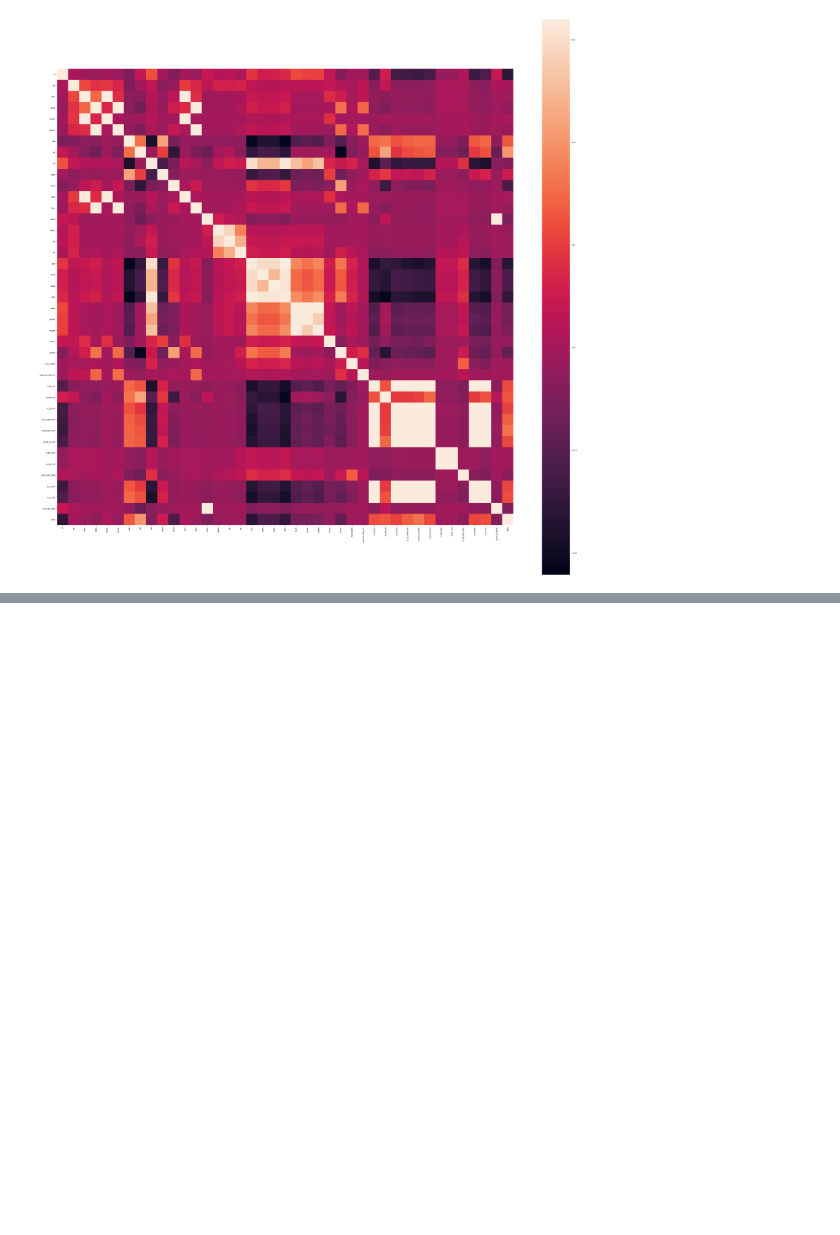
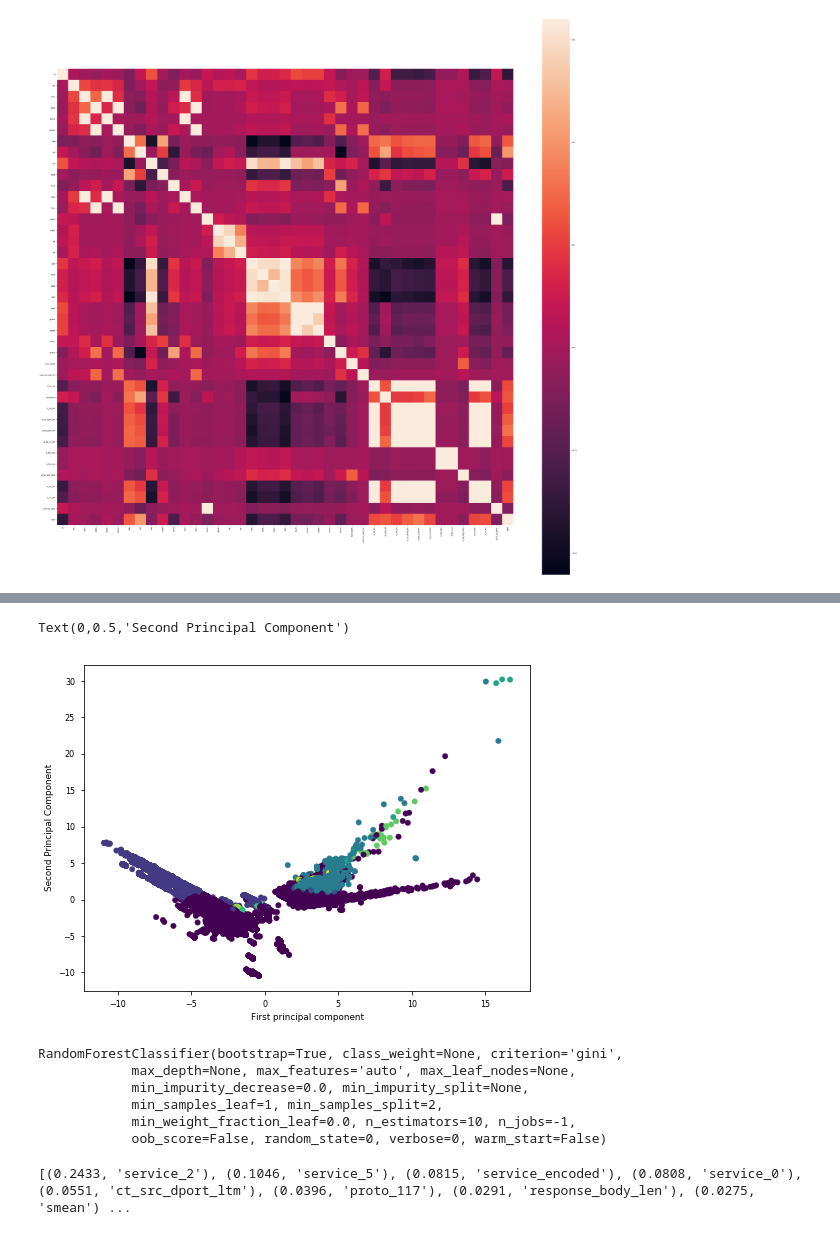
Before and after one commit to RuhAm/Pre-processing, a Jupyter notebook: Project.ipynb, the cells around one changed output, grey strips where cells are left out. Cells and saved outputs as stored; diff of their text form; code cells hidden in the pictures; blank space fills up the shorter version.

```diff
--- a/Project.ipynb
+++ b/Project.ipynb
@@ -241,0 +258,4 @@ plt.show()
+# %%
+sc = StandardScaler()
+# %%
+X_std = sc.fit_transform(df)
@@ -241,0 +419,30 @@ plt.show()
+# %%
+from sklearn import decomposition, datasets
+pca = decomposition.PCA(n_components=2)
+X_std_pca = pca.fit_transform(X_std)
+# %%
+plt.figure(figsize=(8,6))
+plt.scatter(X_std_pca[:,0],X_std_pca[:,1],c=df.iloc[:,40])
+plt.xlabel('First principal component')
+plt.ylabel('Second Principal Component')
+# %% [output]
+Text(0,0.5,'Second Principal Component')
+[figure, added]
+# %%
+#feature ranking
+
+from sklearn.ensemble import RandomForestClassifier
+clf = RandomForestClassifier(n_estimators=10,n_jobs=-1, random_state=0)
+clf.fit(df,df.iloc[:,40])
+# %% [output]
+RandomForestClassifier(bootstrap=True, class_weight=None, criterion='gini',
+            max_depth=None, max_features='auto', max_leaf_nodes=None,
+            min_impurity_decrease=0.0, min_impurity_split=None,
+            min_samples_leaf=1, min_samples_split=2,
+            min_weight_fraction_leaf=0.0, n_estimators=10, n_jobs=-1,
+            oob_score=False, random_state=0, verbose=0, warm_start=False)
+# %%
+print (sorted(zip(map(lambda x: round(x, 4), clf.feature_importances_), df),
+             reverse=True))
+# %% [output]
+[(0.2433, 'service_2'), (0.1046, 'service_5'), (0.0815, 'service_encoded'), (0.0808, 'service_0'), (0.0551, 'ct_src_dport_ltm'), (0.0396, 'proto_117'), (0.0291, 'response_body_len'), (0.0275, 'smean') ...
```
Also changed, not shown: parts of 23 cells of this notebook.
